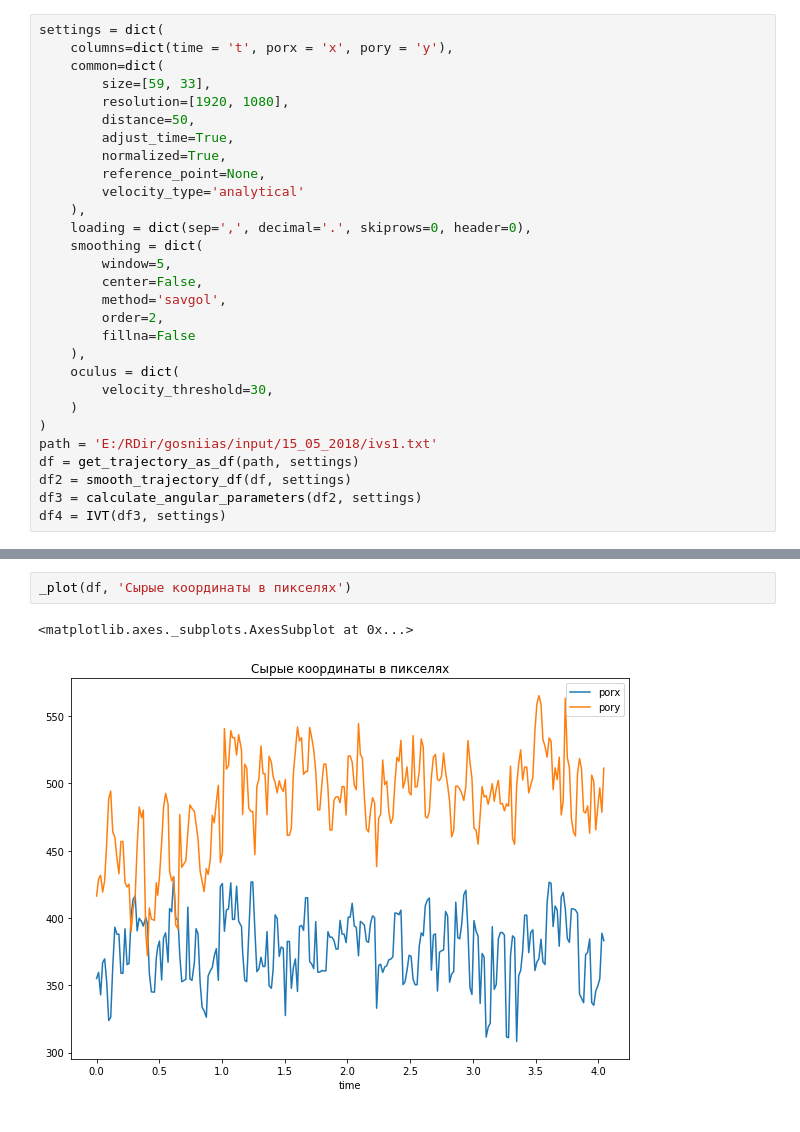
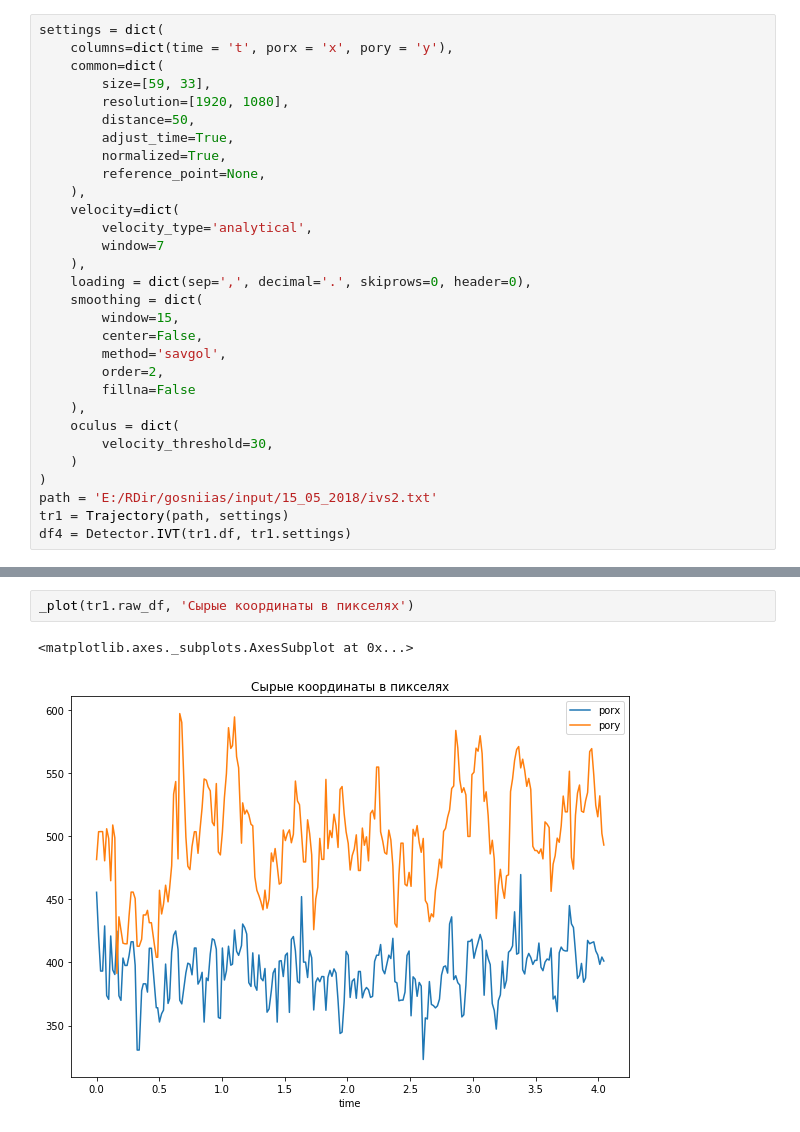
Before and after one commit to deslion/Eyevents, a Jupyter notebook: demo/eye_tracking_events_evaluation.ipynb, the cells around one changed output, grey strips where cells are left out. Drawn from its saved outputs; the diff is of its cells as text.

```diff
--- a/demo/eye_tracking_events_evaluation.ipynb
+++ b/demo/eye_tracking_events_evaluation.ipynb
@@ -18,11 +19,14 @@ settings = dict(
         adjust_time=True,
         normalized=True,
         reference_point=None,
-        velocity_type='analytical'
+    ),
+    velocity=dict(
+        velocity_type='analytical',
+        window=7
     ),
     loading = dict(sep=',', decimal='.', skiprows=0, header=0),
     smoothing = dict(
-        window=5,
+        window=15,
         center=False,
         method='savgol',
         order=2,
@@ -32,11 +36,9 @@ settings = dict(
         velocity_threshold=30,
     )
 )
-path = 'E:/RDir/gosniias/input/15_05_2018/ivs1.txt'
-df = get_trajectory_as_df(path, settings)
-df2 = smooth_trajectory_df(df, settings)
-df3 = calculate_angular_parameters(df2, settings)
-df4 = IVT(df3, settings)
+path = 'E:/RDir/gosniias/input/15_05_2018/ivs2.txt'
+tr1 = Trajectory(path, settings)
+df4 = Detector.IVT(tr1.df, tr1.settings)
 # %%
 df4.head()
 # %% [output]
@@ -49,6 +51,6 @@ df4.head()
 # %%
-_plot(df, 'Сырые координаты в пикселях')
+_plot(tr1.raw_df, 'Сырые координаты в пикселях')
 # %% [output]
 <matplotlib.axes._subplots.AxesSubplot at 0x...>
-[figure, old version]
+[figure, new version]
 # %%
```
Also changed, not shown: parts of 5 cells of this notebook, 7 other files.
